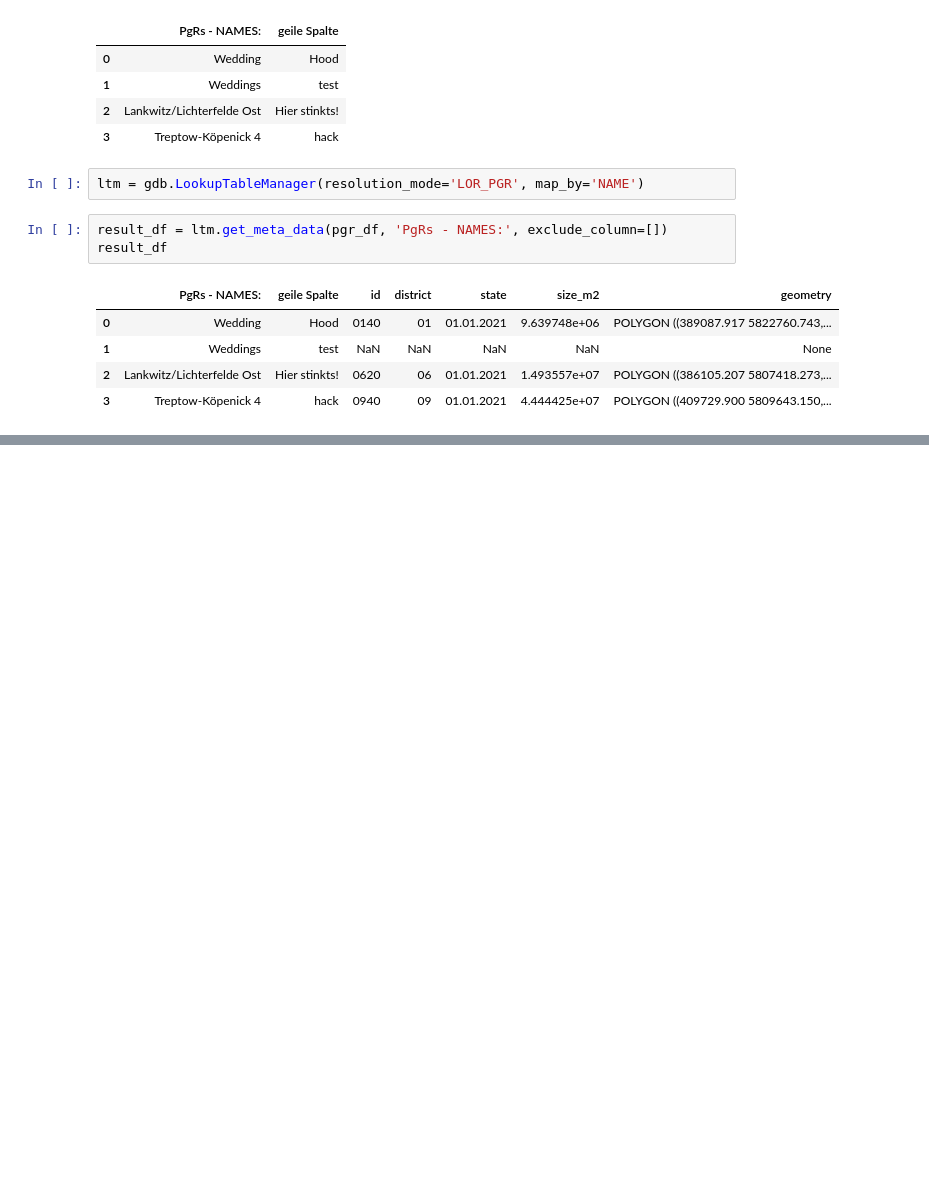
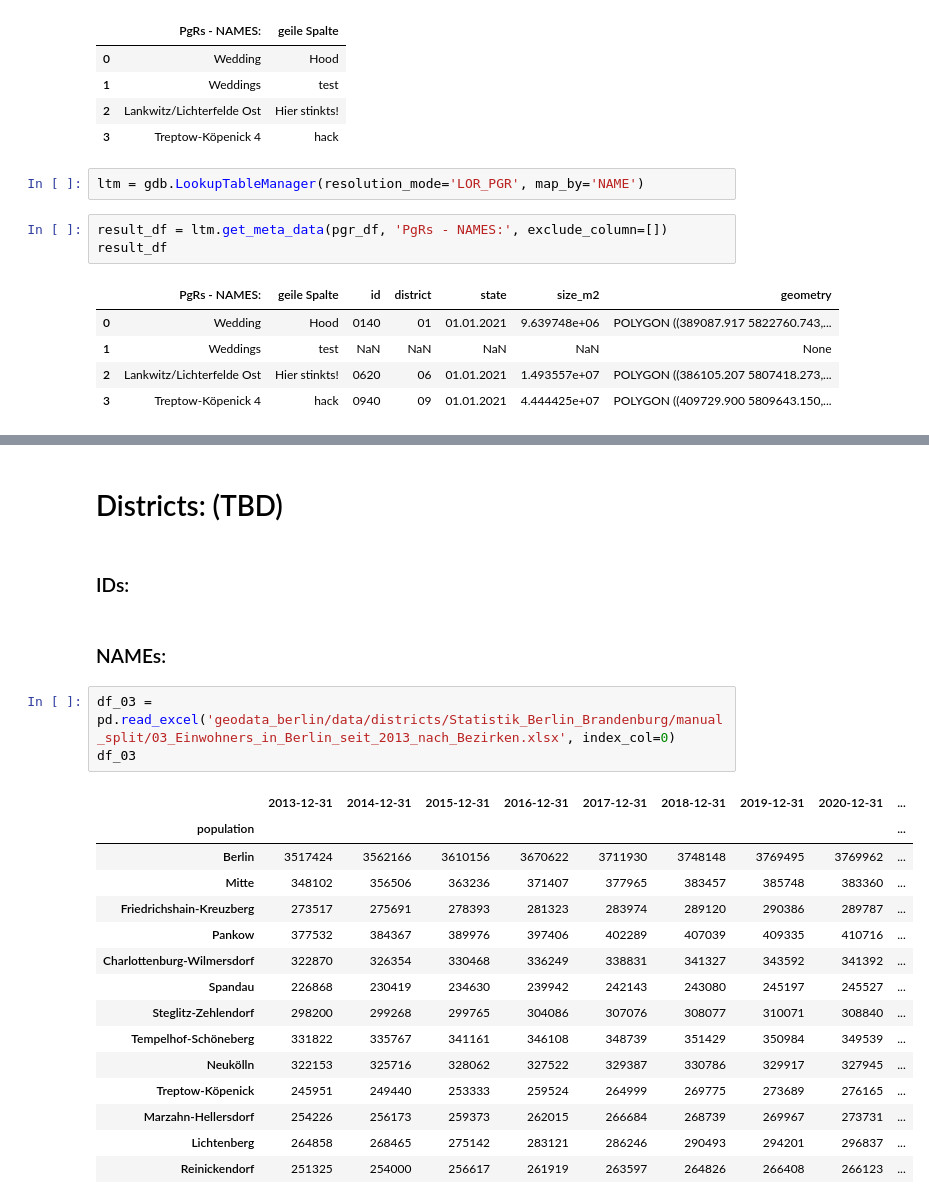
Before and after one commit to Lucky-0ne/geodata_berlin, a Jupyter notebook: main/python_package/explore_my_pp.ipynb, the cells around one changed output, grey strips where cells are left out. Drawn from its saved outputs; the diff is of its cells as text; blank space fills up the shorter version.

Commit message:
added district data from various sources

```diff
--- a/main/python_package/explore_my_pp.ipynb
+++ b/main/python_package/explore_my_pp.ipynb
@@ -177,3 +177,28 @@ result_df
 result_df.dropna().explore()
 # %% [output]
 [interactive output not drawn]
+# %% [markdown]
+# Districts: (TBD)
+# %% [markdown]
+### IDs:
+# %% [markdown]
+### NAMEs:
+# %%
+df_03 = pd.read_excel('geodata_berlin/data/districts/Statistik_Berlin_Brandenburg/manual_split/03_Einwohners_in_Berlin_seit_2013_nach_Bezirken.xlsx', index_col=0)
+df_03
+# %% [output]
+|  | 2013-12-31 | 2014-12-31 | 2015-12-31 | 2016-12-31 | 2017-12-31 | 2018-12-31 | 2019-12-31 | 2020-12-31 | ... |
+| population |  |  |  |  |  |  |  |  | ... |
+| Berlin | 3517424 | 3562166 | 3610156 | 3670622 | 3711930 | 3748148 | 3769495 | 3769962 | ... |
+| Mitte | 348102 | 356506 | 363236 | 371407 | 377965 | 383457 | 385748 | 383360 | ... |
+| Friedrichshain-Kreuzberg | 273517 | 275691 | 278393 | 281323 | 283974 | 289120 | 290386 | 289787 | ... |
+| Pankow | 377532 | 384367 | 389976 | 397406 | 402289 | 407039 | 409335 | 410716 | ... |
+| Charlottenburg-Wilmersdorf | 322870 | 326354 | 330468 | 336249 | 338831 | 341327 | 343592 | 341392 | ... |
+| Spandau | 226868 | 230419 | 234630 | 239942 | 242143 | 243080 | 245197 | 245527 | ... |
+| Steglitz-Zehlendorf | 298200 | 299268 | 299765 | 304086 | 307076 | 308077 | 310071 | 308840 | ... |
+| Tempelhof-Schöneberg | 331822 | 335767 | 341161 | 346108 | 348739 | 351429 | 350984 | 349539 | ... |
+| Neukölln | 322153 | 325716 | 328062 | 327522 | 329387 | 330786 | 329917 | 327945 | ... |
+| Treptow-Köpenick | 245951 | 249440 | 253333 | 259524 | 264999 | 269775 | 273689 | 276165 | ... |
+| Marzahn-Hellersdorf | 254226 | 256173 | 259373 | 262015 | 266684 | 268739 | 269967 | 273731 | ... |
+| Lichtenberg | 264858 | 268465 | 275142 | 283121 | 286246 | 290493 | 294201 | 296837 | ... |
+| Reinickendorf | 251325 | 254000 | 256617 | 261919 | 263597 | 264826 | 266408 | 266123 | ... |
```
Also changed, not shown: parts of 5 cells of this notebook, 22 other files.
